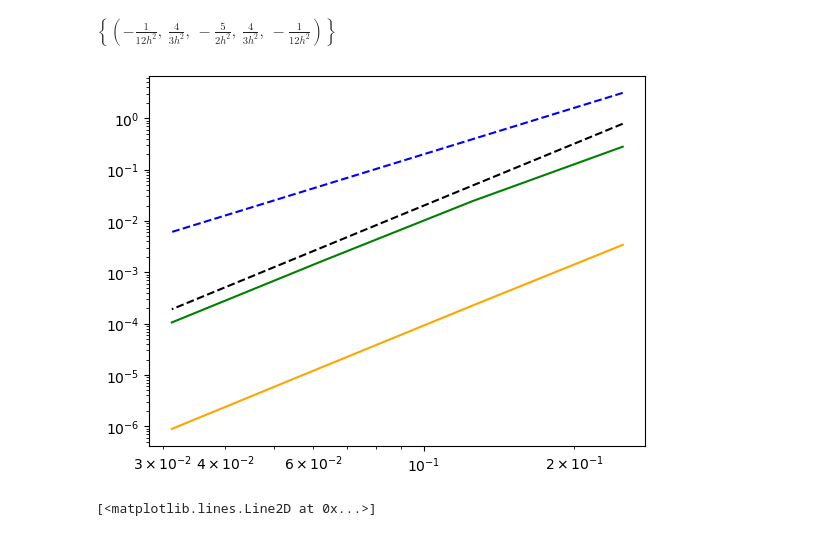
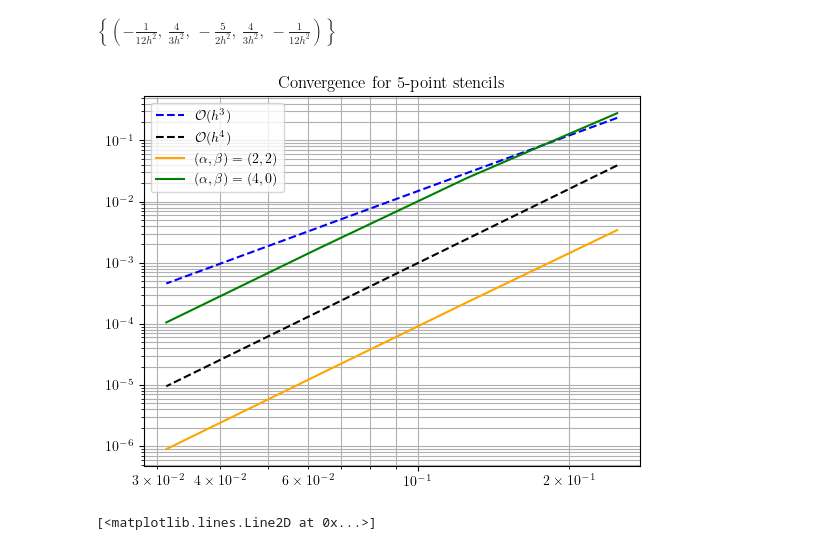
Before and after one commit to Maastrup/02687-SciFi-Computing, a Jupyter notebook: Assignment 1/uge1.ipynb, the cells around one changed output. Drawn from its saved outputs; the diff is of its cells as text; code cells hidden in the pictures.

Commit message:
Pretty convergence plot

```diff
--- a/Assignment 1/uge1.ipynb
+++ b/Assignment 1/uge1.ipynb
@@ -42,39 +42,43 @@ def u_func(x):
     return np.exp(np.cos(x))
 
 
 #d2 = -np.cos(x)*np.exp(np.cos(x))+(np.sin(x))**2*np.exp(np.cos(x))
 d2 = -np.exp(1)
 
 hs = []
 errs = []
 xbar=0
 
 
 errs2 = []
 
 for i in range(2,6):
 
     h = 1/2**(i)
     err = abs(sec_der(xbar,h,u_func,np.array([-2,-1,0,1,2])) - d2)
     err2 = abs(sec_der(xbar,h,u_func,np.array([-4,-3,-2,-1,0])) - d2)
 
     hs.append(h)
     errs.append(err)
     errs2.append(err2)
 
 hs = np.array(hs)
 errs = np.array(errs)
 errs2 = np.array(errs2)
+plt.rc('text', usetex=True)
+plt.rc('font', family='serif')
 
 
-
-plt.loglog(hs,200*hs**3,"b--")
-plt.loglog(hs,200*hs**4, 'k--')
-plt.loglog(hs,errs,color="orange")
-plt.loglog(hs,errs2,color="g")
+plt.loglog(hs,15*hs**3,"b--", label=r"$\mathcal O(h^3)$")
+plt.loglog(hs,10*hs**4, 'k--', label=r"$\mathcal O(h^4)$")
+plt.loglog(hs,errs,color="orange", label=r"$(\alpha, \beta) = (2,2)$")
+plt.loglog(hs,errs2,color="g", label=r"$(\alpha, \beta) = (4,0)$")
+plt.title("Convergence for 5-point stencils")
+plt.grid(True, which = 'both')
+plt.legend()
 plt.show()
 # %% [output]
-[figure, old version]
+[figure, new version]
 # %%
 plt.plot(np.linspace(-10,10,100),np.exp(np.cos(np.linspace(-10,10,100))))
 # %% [output]
```
